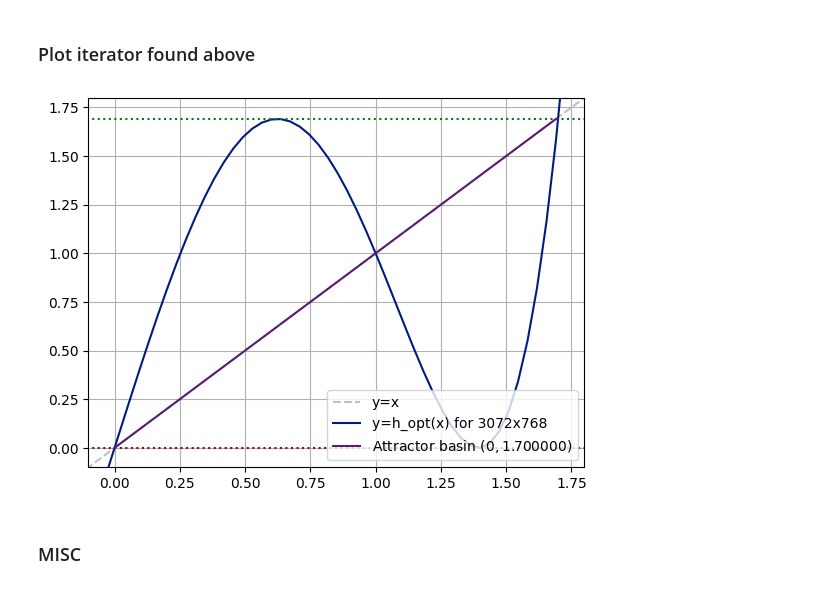
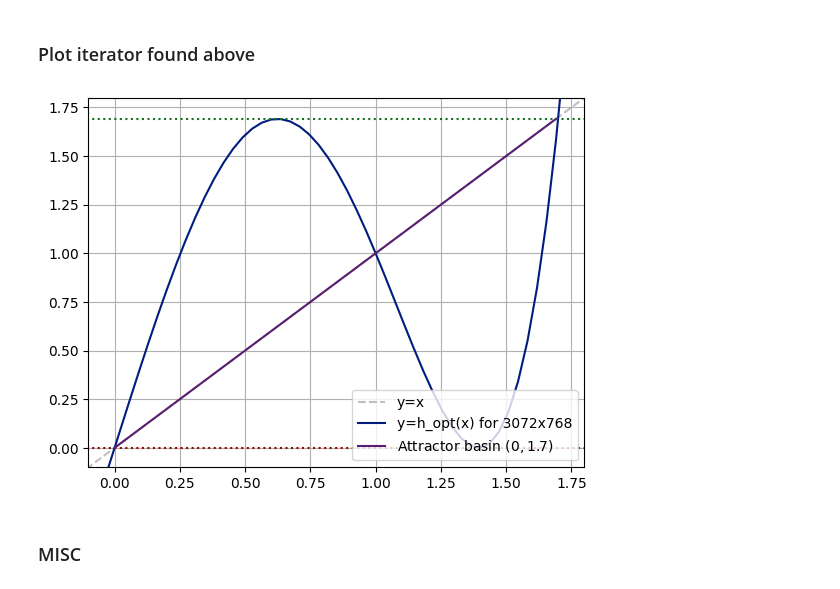
Before and after one commit to leloykun/modded-nanogpt, a Jupyter notebook: muon_smart_hp_search.ipynb, the cells around one changed output. Drawn from its saved outputs; the diff is of its cells as text; code cells hidden in the pictures.

```diff
--- a/muon_smart_hp_search.ipynb
+++ b/muon_smart_hp_search.ipynb
@@ -129,6 +197,8 @@ plt.savefig(f"img/grads_at_x=0--l={l}.png")
 # %%
-best_r = rs[jnp.argmax(grads)]
-best_gamma = find_best_gamma_for_radius(l, best_r, gamma_max=5)
-dhdx_0 = dhdx_jax(0, best_gamma, l, best_r)
-l, best_r, best_gamma, dhdx_0
+l_idx, r_idx = jnp.unravel_index(jnp.argmax(grads), grads.shape)
+best_l = l_space[l_idx]
+best_r = r_space[r_idx]
+best_gamma = find_best_gamma_for_radius(best_l, best_r, gamma_max=5)
+dhdx_0 = dhdx_jax(0, best_gamma, best_l, best_r)
+best_l, best_r, best_gamma, dhdx_0
 # %% [output]
@@ -155,5 +208,0 @@ plt.savefig(f"img/grads_at_x=0--l={l}.png")
-# %%
-best_r = rs[jnp.argmax(grads)]
-best_gamma = find_best_gamma_for_radius(l, best_r, gamma_max=5)
-dhdx_0 = dhdx_jax(0, best_gamma, l, best_r)
-l, best_r, best_gamma, dhdx_0
@@ -181,5 +208,0 @@ plt.savefig(f"img/grads_at_x=0--l={l}.png")
-# %%
-best_r = rs[jnp.argmax(grads)]
-best_gamma = find_best_gamma_for_radius(l, best_r, gamma_max=5)
-dhdx_0 = dhdx_jax(0, best_gamma, l, best_r)
-l, best_r, best_gamma, dhdx_0
@@ -219,37 +237,37 @@ $\displaystyle 1363.72237055349$
 # %%
 from functools import partial
 
-my_iterator_jax = partial(iterator_jax, gamma=best_gamma, l=l, r=best_r)
+my_iterator_jax = partial(iterator_jax, gamma=best_gamma, l=best_l, r=best_r)
 # %%
 x = jnp.linspace(-(1 + best_r + 0.1), 1 + best_r + 0.1, 100)
 
 palette = sns.color_palette("dark6")
 
 sns.lineplot(x=x, y=x, label='y=x', color="black", linestyle="--", alpha=0.25)
 
 i = 0
 in_features, out_features = (768, 3072)
 y_ = my_iterator_jax(x)
 sns.lineplot(x=x, y=y_, label=f"y=h_opt(x) for {out_features}x{in_features}", color=palette[0])
 
-peak, trough = get_iterator_stats(best_gamma, l, best_r)
+peak, trough = get_iterator_stats(best_gamma, best_l, best_r)
 peak, trough = float(peak), float(trough)
 
 y_ = jnp.full(x.shape, float(peak))
 sns.lineplot(x=x, y=y_, color=palette[1], linestyle=":")
 y_ = jnp.full(x.shape, float(trough))
 sns.lineplot(x=x, y=y_, color=palette[2], linestyle=":")
 
 x = jnp.linspace(trough, peak, 100)
-sns.lineplot(x=x, y=x, label=f"Attractor basin $(0, {1+best_r:1f})$", color=palette[3])
+sns.lineplot(x=x, y=x, label=f"Attractor basin $(0, {1+best_r:.1f})$", color=palette[3])
 
 plt.xlim(-(0.1), 1 + best_r + 0.1)
 plt.ylim(-(0.1), 1 + best_r + 0.1)
 plt.grid()
 plt.legend(loc="lower right")
 plt.savefig("img/iterator_attractor_basin.png")
 # %% [output]
-[figure, old version]
+[figure, new version]
 # %% [markdown]
 ### MISC
 # %%
```
Also changed, not shown: parts of 35 cells of this notebook, 2 other files.
